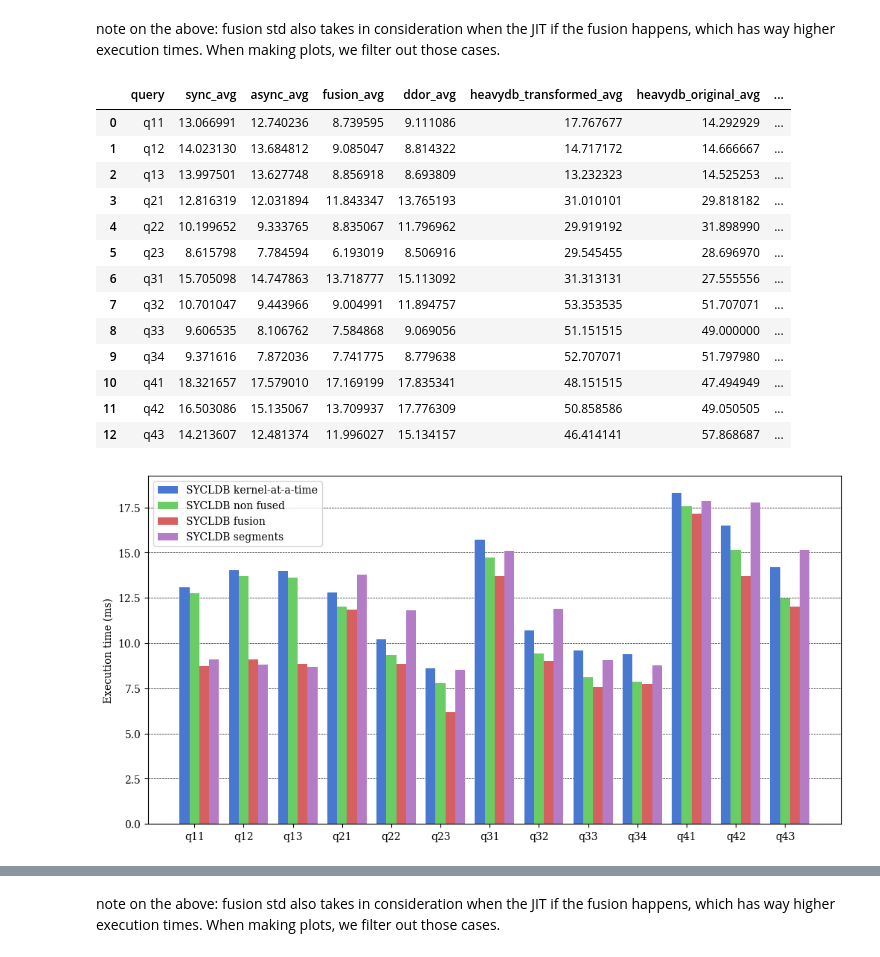
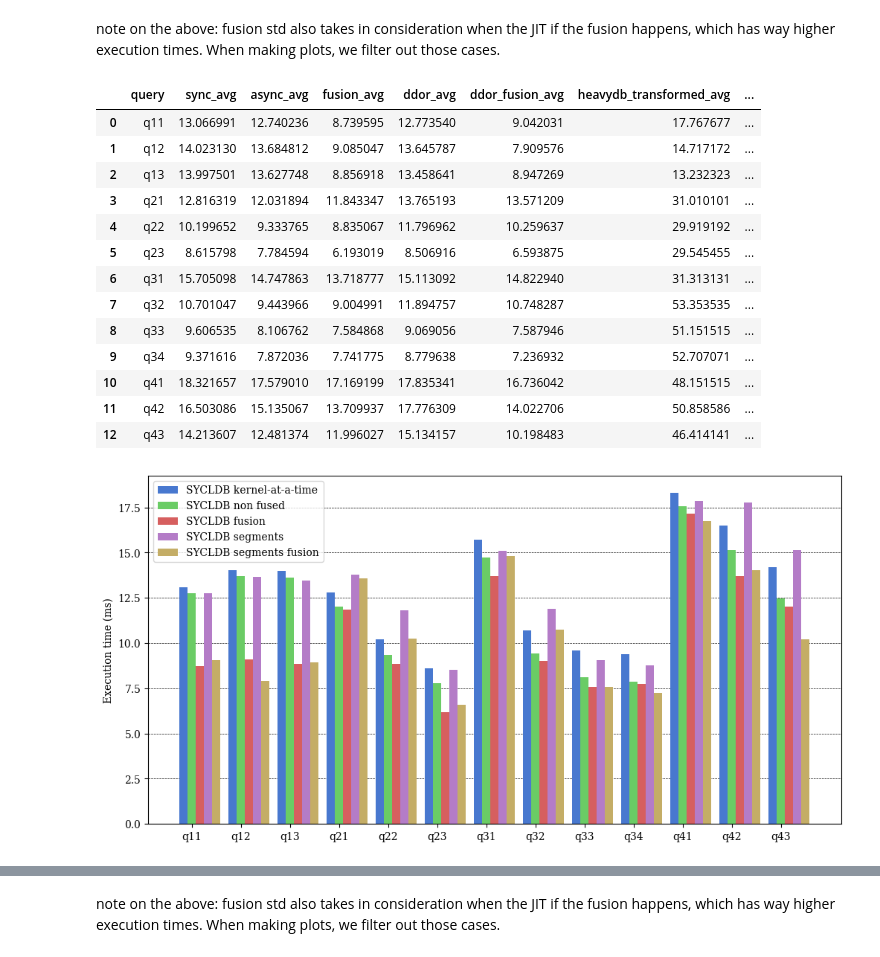
Before and after one commit to Maestro-Zacht/sycldb-calcite-executor, a Jupyter notebook: performances/perf.ipynb, the cells around one changed output, grey strips where cells are left out. Saved outputs shown, nothing was run; the diff lists cells and outputs as text; code cells hidden in the pictures.

Commit message:
start last events + performance results

```diff
--- a/performances/perf.ipynb
+++ b/performances/perf.ipynb
@@ -11,7 +11,8 @@ for q in queries:
     data_sync = pd.read_csv(f'{q}-performance-sync.log', header=None, names=['execution_time_ms'])
     data_async = pd.read_csv(f'{q}-performance.log', header=None, names=['execution_time_ms'])
     data_fusion = pd.read_csv(f'{q}-performance-fusion.log', header=None, names=['execution_time_ms'])
-    data_ddor = pd.read_csv(f'{q}-performance-ddor-fusion.log' if q < 'q21' else f'{q}-performance-ddor.log', header=None, names=['execution_time_ms'])
+    data_ddor = pd.read_csv(f'{q}-performance-ddor.log', header=None, names=['execution_time_ms'])
+    data_ddor_fusion = pd.read_csv(f'{q}-performance-ddor-fusion.log', header=None, names=['execution_time_ms'])
     data_heavydb_transformed = pd.read_csv(f'heavydb_perf/transformed/{q}.txt', header=None, names=['execution_time_ms'])
     data_heavydb_original = pd.read_csv(f'heavydb_perf/original/{q}.txt', header=None, names=['execution_time_ms'])
 
@@ -19,6 +20,7 @@ for q in queries:
     results[f'{q}_async'] = data_async['execution_time_ms']
     results[f'{q}_fusion'] = data_fusion['execution_time_ms']
     results[f'{q}_ddor'] = data_ddor['execution_time_ms']
+    results[f'{q}_ddor_fusion'] = data_ddor_fusion['execution_time_ms']
     results[f'{q}_heavydb_transformed'] = data_heavydb_transformed['execution_time_ms']
     results[f'{q}_heavydb_original'] = data_heavydb_original['execution_time_ms']
 
@@ -44,6 +46,7 @@ for q in queries:
     async_avg = results[f'{q}_async'].mean()
     fusion_avg = results[results[f'{q}_fusion'] < 20.0][f'{q}_fusion'].mean()
     ddor_avg = results[results[f'{q}_ddor'] < 20.0][f'{q}_ddor'].mean()
+    ddor_fusion_avg = results[results[f'{q}_ddor_fusion'] < 20.0][f'{q}_ddor_fusion'].mean()
     heavydb_transformed_avg = results[1:][f'{q}_heavydb_transformed'].mean()
     heavydb_original_avg = results[1:][f'{q}_heavydb_original'].mean()
     speedup_async = (sync_avg - async_avg) / sync_avg
@@ -59,6 +62,7 @@ for q in queries:
         'async_avg': async_avg,
         'fusion_avg': fusion_avg,
         'ddor_avg': ddor_avg,
+        'ddor_fusion_avg': ddor_fusion_avg,
         'heavydb_transformed_avg': heavydb_transformed_avg,
         'heavydb_original_avg': heavydb_original_avg,
         'async_sync': speedup_async * 100,
@@ -72,20 +76,20 @@ comparison = pd.DataFrame(comparison)
 # comparison.set_index('query', inplace=True)
 comparison
 # %% [output]
-|  | query | sync_avg | async_avg | fusion_avg | ddor_avg | heavydb_transformed_avg | heavydb_original_avg | ... |
-| 0 | q11 | 13.066991 | 12.740236 | 8.739595 | 9.111086 | 17.767677 | 14.292929 | ... |
-| 1 | q12 | 14.023130 | 13.684812 | 9.085047 | 8.814322 | 14.717172 | 14.666667 | ... |
-| 2 | q13 | 13.997501 | 13.627748 | 8.856918 | 8.693809 | 13.232323 | 14.525253 | ... |
-| 3 | q21 | 12.816319 | 12.031894 | 11.843347 | 13.765193 | 31.010101 | 29.818182 | ... |
-| 4 | q22 | 10.199652 | 9.333765 | 8.835067 | 11.796962 | 29.919192 | 31.898990 | ... |
-| 5 | q23 | 8.615798 | 7.784594 | 6.193019 | 8.506916 | 29.545455 | 28.696970 | ... |
-| 6 | q31 | 15.705098 | 14.747863 | 13.718777 | 15.113092 | 31.313131 | 27.555556 | ... |
-| 7 | q32 | 10.701047 | 9.443966 | 9.004991 | 11.894757 | 53.353535 | 51.707071 | ... |
-| 8 | q33 | 9.606535 | 8.106762 | 7.584868 | 9.069056 | 51.151515 | 49.000000 | ... |
-| 9 | q34 | 9.371616 | 7.872036 | 7.741775 | 8.779638 | 52.707071 | 51.797980 | ... |
-| 10 | q41 | 18.321657 | 17.579010 | 17.169199 | 17.835341 | 48.151515 | 47.494949 | ... |
-| 11 | q42 | 16.503086 | 15.135067 | 13.709937 | 17.776309 | 50.858586 | 49.050505 | ... |
-| 12 | q43 | 14.213607 | 12.481374 | 11.996027 | 15.134157 | 46.414141 | 57.868687 | ... |
+|  | query | sync_avg | async_avg | fusion_avg | ddor_avg | ddor_fusion_avg | heavydb_transformed_avg | ... |
+| 0 | q11 | 13.066991 | 12.740236 | 8.739595 | 12.773540 | 9.042031 | 17.767677 | ... |
+| 1 | q12 | 14.023130 | 13.684812 | 9.085047 | 13.645787 | 7.909576 | 14.717172 | ... |
+| 2 | q13 | 13.997501 | 13.627748 | 8.856918 | 13.458641 | 8.947269 | 13.232323 | ... |
+| 3 | q21 | 12.816319 | 12.031894 | 11.843347 | 13.765193 | 13.571209 | 31.010101 | ... |
+| 4 | q22 | 10.199652 | 9.333765 | 8.835067 | 11.796962 | 10.259637 | 29.919192 | ... |
+| 5 | q23 | 8.615798 | 7.784594 | 6.193019 | 8.506916 | 6.593875 | 29.545455 | ... |
+| 6 | q31 | 15.705098 | 14.747863 | 13.718777 | 15.113092 | 14.822940 | 31.313131 | ... |
+| 7 | q32 | 10.701047 | 9.443966 | 9.004991 | 11.894757 | 10.748287 | 53.353535 | ... |
+| 8 | q33 | 9.606535 | 8.106762 | 7.584868 | 9.069056 | 7.587946 | 51.151515 | ... |
+| 9 | q34 | 9.371616 | 7.872036 | 7.741775 | 8.779638 | 7.236932 | 52.707071 | ... |
+| 10 | q41 | 18.321657 | 17.579010 | 17.169199 | 17.835341 | 16.736042 | 48.151515 | ... |
+| 11 | q42 | 16.503086 | 15.135067 | 13.709937 | 17.776309 | 14.022706 | 50.858586 | ... |
+| 12 | q43 | 14.213607 | 12.481374 | 11.996027 | 15.134157 | 10.198483 | 46.414141 | ... |
 # %%
 # plt.rc('text', usetex=True)
 plt.rc('font', family='serif')
@@ -94,34 +98,35 @@ plt.style.use('seaborn-v0_8-muted')
 labels_mapping = {
     # 'heavydb_original_avg': 'HeavyDB',
     'sync_avg': 'SYCLDB kernel-at-a-time',
     'async_avg': 'SYCLDB non fused',
     'fusion_avg': 'SYCLDB fusion',
     'ddor_avg': 'SYCLDB segments',
+    'ddor_fusion_avg': 'SYCLDB segments fusion',
 }
 
 x = np.arange(len(comparison))
 width = 1 / (len(labels_mapping) + 1)
 multiplier = 0
 
 fig, ax = plt.subplots(layout='constrained', figsize=(10, 5))
 
 #iterate on some columns and plot them in a single bar chart
 for col, label in labels_mapping.items():
     offset = width * multiplier
     rects = ax.bar(x + offset, comparison[col], width=width, label=label)
     # ax.bar_label(rects, padding=3)
     multiplier += 1
 
 ax.legend()
 # ax.set_ylim(0, 60)
 ax.set_xticks(x + width, comparison['query'])
 ax.set_ylabel('Execution time (ms)')
 ax.set_axisbelow(True)
 ax.grid(color='black', linestyle='--', linewidth=0.5, zorder=1000, axis='y')
 
 plt.show()
 # %% [output]
-[figure, old version]
+[figure, new version]
 # %%
 results_cxl = pd.DataFrame()
 
```
Also changed, not shown: parts of 1 cell of this notebook, 16 other files.
